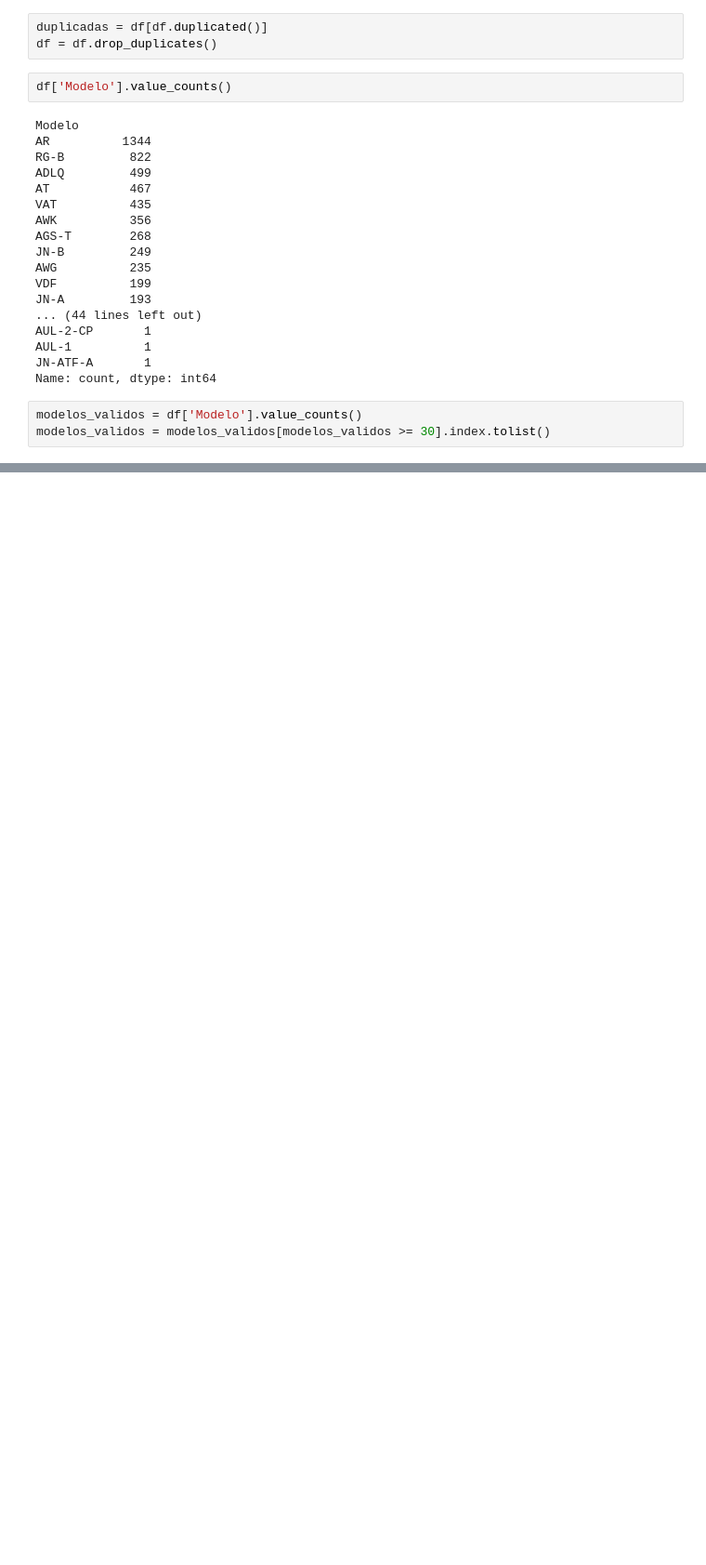
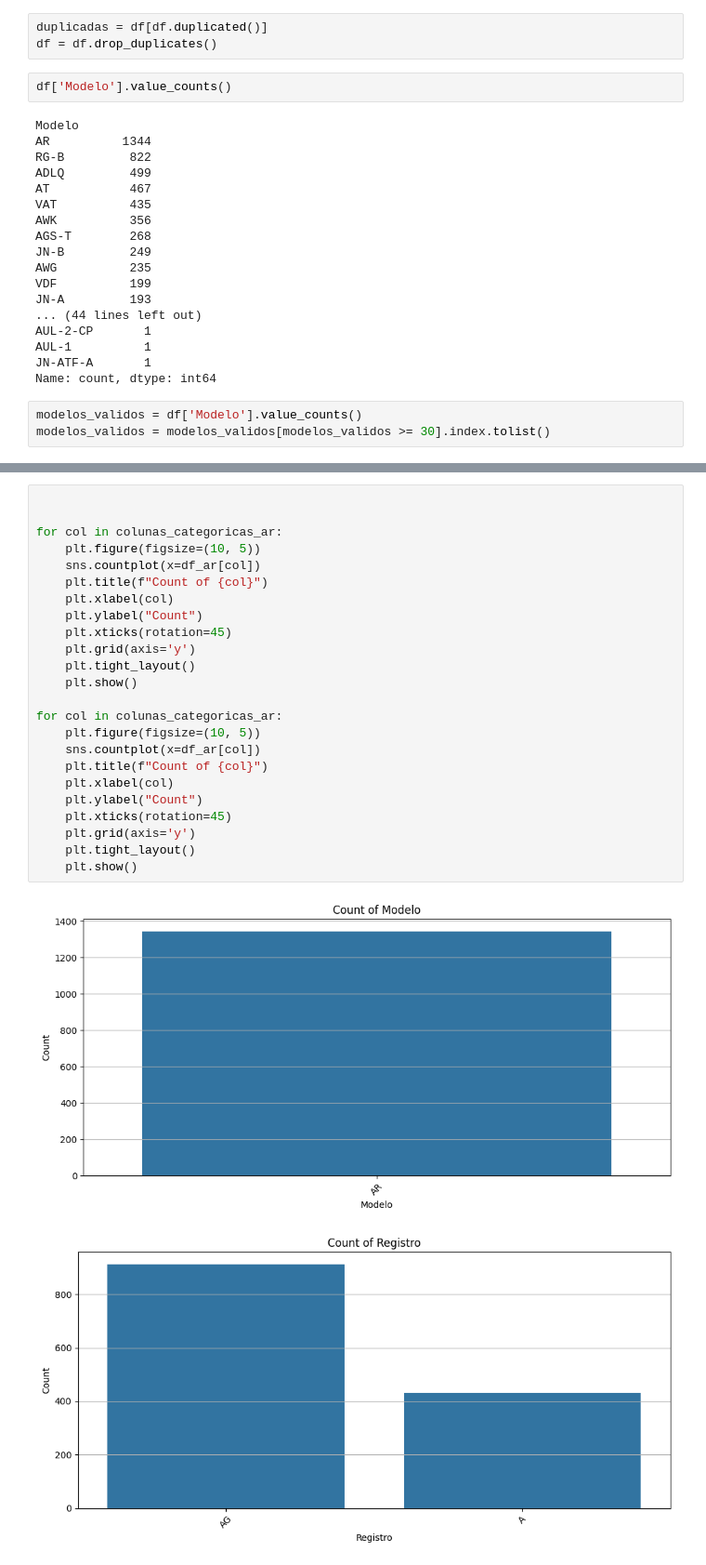
Before and after one commit to ArthurMaciell/ORCA, a Jupyter notebook: research/02_data_validation.ipynb, the cells around one changed output, grey strips where cells are left out. Shown at 93% size. Cells and saved outputs as stored; diff of their text form; blank space fills up the shorter version.

```diff
--- a/research/02_data_validation.ipynb
+++ b/research/02_data_validation.ipynb
@@ -92,0 +357,27 @@ modelos_validos = modelos_validos[modelos_validos >= 30].index.tolist()
+# %%
+
+
+for col in colunas_categoricas_ar:
+    plt.figure(figsize=(10, 5))
+    sns.countplot(x=df_ar[col])
+    plt.title(f"Count of {col}")
+    plt.xlabel(col)
+    plt.ylabel("Count")
+    plt.xticks(rotation=45)
+    plt.grid(axis='y')
+    plt.tight_layout()
+    plt.show()
+
+for col in colunas_categoricas_ar:
+    plt.figure(figsize=(10, 5))
+    sns.countplot(x=df_ar[col])
+    plt.title(f"Count of {col}")
+    plt.xlabel(col)
+    plt.ylabel("Count")
+    plt.xticks(rotation=45)
+    plt.grid(axis='y')
+    plt.tight_layout()
+    plt.show()
+# %% [output]
+[figure, added]
+[figure, added]
```
Also changed, not shown: parts of 23 cells of this notebook, 3 other files.
